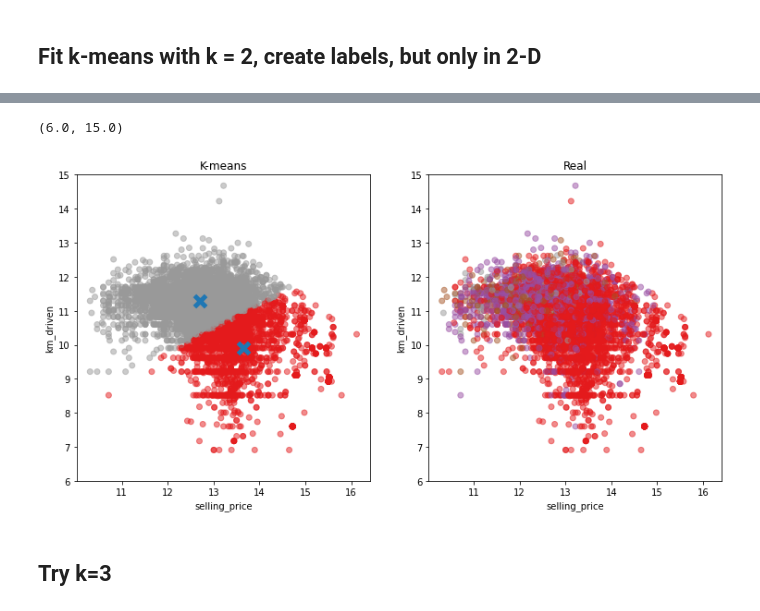
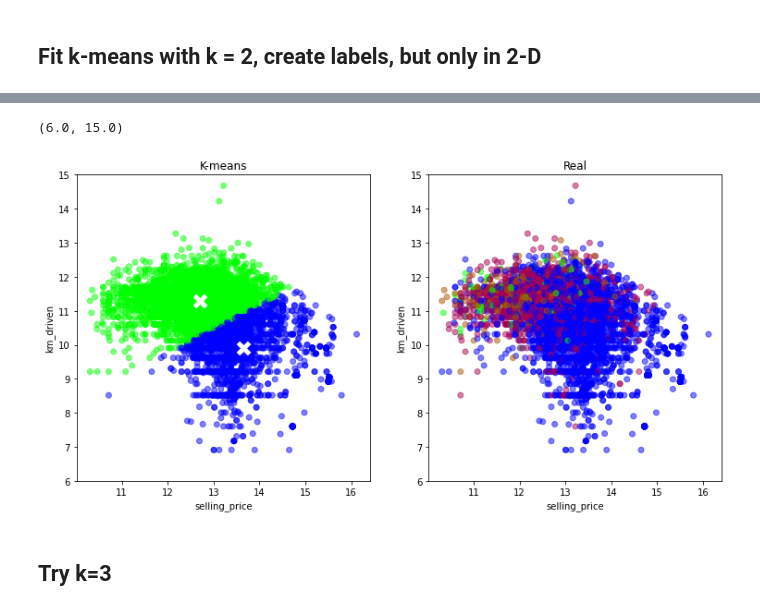
Before and after one commit to romatsypin/data-science, a Jupyter notebook: Assignment2.ipynb, the cells around one changed output, grey strips where cells are left out. Saved outputs shown, nothing was run; the diff lists cells and outputs as text; code cells hidden in the pictures.

Commit message:
Colors made more readable

```diff
--- a/Assignment2.ipynb
+++ b/Assignment2.ipynb
@@ -112,22 +112,22 @@ kmeans.score(data2[["selling_price", "km_driven"]])
 # %%
 fig = plt.figure(figsize=(12.5, 6.1))
 ax = fig.add_subplot(1, 2, 1)
 ax.set_xlabel("selling_price")
 ax.set_ylabel("km_driven")
 #ax.set_xlim([])
 ax.title.set_text('K-means')
-ax.scatter(x = "selling_price", y = "km_driven", c=labels, cmap = "Set1", data = data2, alpha = 0.5)
-ax.scatter(x = centroids[:, 0], y = centroids[:, 1], marker = "x", s=150, linewidths = 5, zorder = 10)
+ax.scatter(x = "selling_price", y = "km_driven", c=labels, cmap = "brg", data = data2, alpha = 0.5)
+ax.scatter(x = centroids[:, 0], y = centroids[:, 1], marker = "x", color = "white", s=150, linewidths = 5, zorder = 10)
 ax.set_ylim([6, 15])
 ax = fig.add_subplot(1, 2, 2)
 ax.title.set_text('Real')
 ax.set_xlabel("selling_price")
 ax.set_ylabel("km_driven")
-ax.scatter(x = "selling_price", y = "km_driven", c="owner_class", cmap = "Set1", data = data, alpha = 0.5)
+ax.scatter(x = "selling_price", y = "km_driven", c="owner_class", cmap = "brg", data = data, alpha = 0.5)
 ax.set_ylim([6, 15])
 # %% [output]
 (6.0, 15.0)
-[figure, old version]
+[figure, new version]
 # %% [markdown]
 ## Try k=3
 # %%
```
Also changed, not shown: parts of 12 cells of this notebook.
